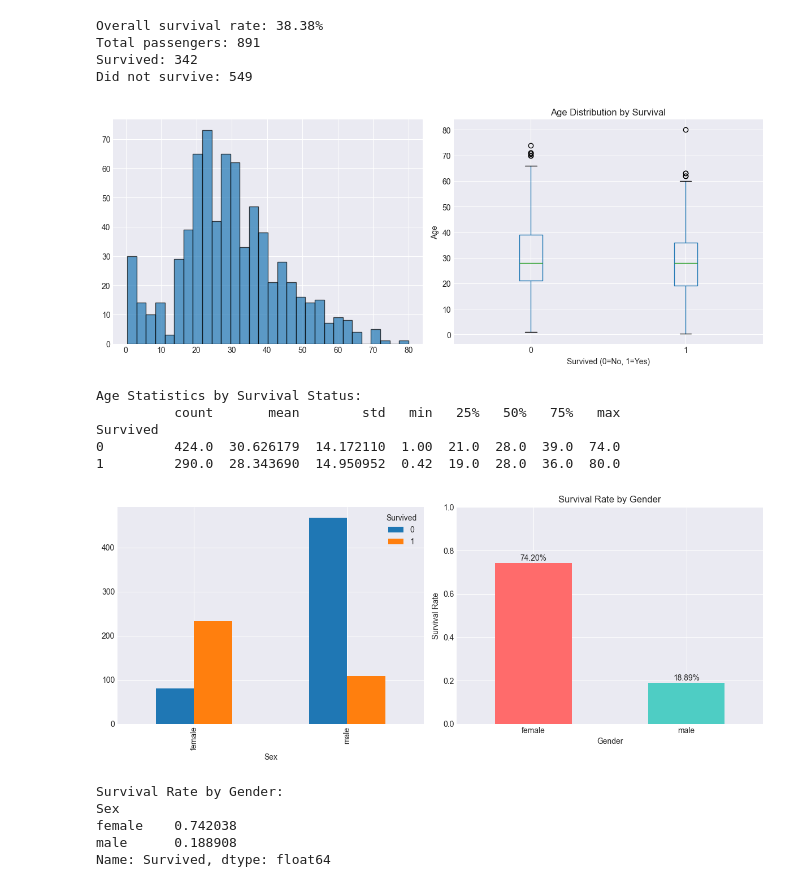
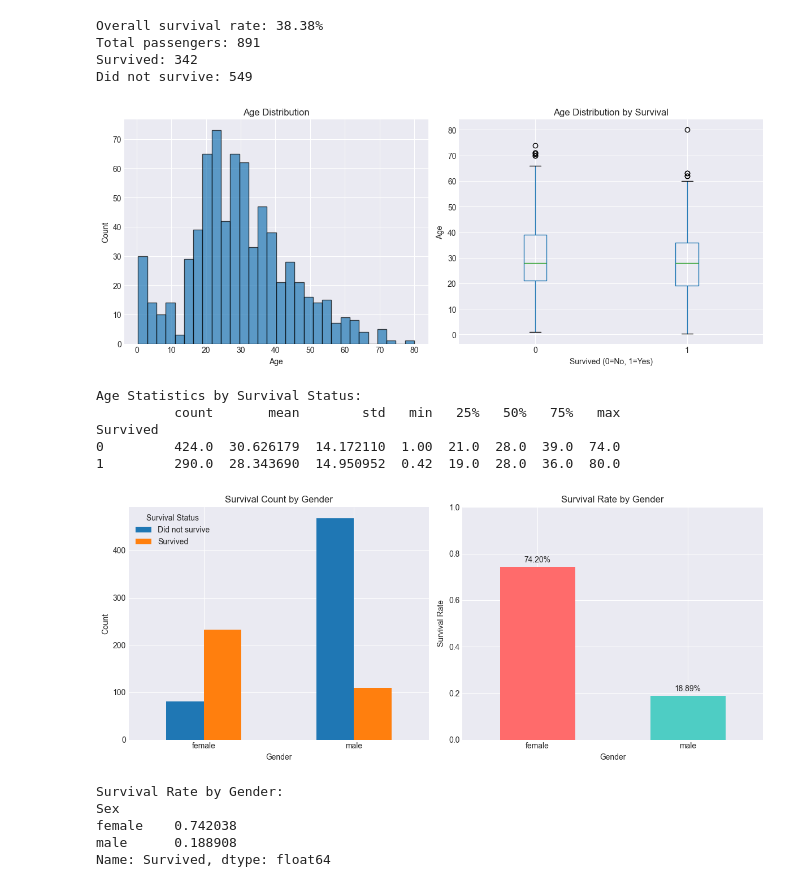
Before and after one commit to ka4en3/titanic-eda, a Jupyter notebook: titanic_eda.ipynb, the cells around one changed output. Drawn from its saved outputs; the diff is of its cells as text; code cells hidden in the pictures.

Commit message:
add Analyze survival by gender

```diff
--- a/titanic_eda.ipynb
+++ b/titanic_eda.ipynb
@@ -182,15 +182,14 @@ Did not survive: 549
 fig, axes = plt.subplots(1, 2, figsize=(12, 5))
 
 df['Age'].hist(bins=30, edgecolor='black', alpha=0.7, ax=axes[0])
-plt.title('Age Distribution')
-plt.xlabel('Age')
-plt.ylabel('Count')
+axes[0].set_title('Age Distribution')
+axes[0].set_xlabel('Age')
+axes[0].set_ylabel('Count')
 
 df.boxplot(column='Age', by='Survived', ax=axes[1])
-plt.suptitle('')
-plt.title('Age Distribution by Survival')
-plt.xlabel('Survived (0=No, 1=Yes)')
-plt.ylabel('Age')
+axes[1].set_title('Age Distribution by Survival')
+axes[1].set_xlabel('Survived (0=No, 1=Yes)')
+axes[1].set_ylabel('Age')
 
 plt.tight_layout()
 plt.show()
@@ -200,7 +199,7 @@ age_stats = df.groupby('Survived')['Age'].describe()
 print("Age Statistics by Survival Status:")
 print(age_stats)
 # %% [output]
-[figure, old version]
+[figure, new version]
 Age Statistics by Survival Status:
           count       mean        std   min   25%   50%   75%   max
 Survived
@@ -209,35 +208,35 @@ Survived
 # %%
 # Cell 7: Gender analysis
 # Analyze survival by gender
 gender_survival = pd.crosstab(df['Sex'], df['Survived'])
 gender_survival_rate = df.groupby('Sex')['Survived'].mean()
 
 fig, axes = plt.subplots(1, 2, figsize=(12, 5))
 
 gender_survival.plot(kind='bar', stacked=False, ax=axes[0])
-plt.title('Survival Count by Gender')
-plt.xlabel('Gender')
-plt.ylabel('Count')
-plt.xticks(rotation=0)
-plt.legend(['Did not survive', 'Survived'])
+axes[0].set_title('Survival Count by Gender')
+axes[0].set_xlabel('Gender')
+axes[0].set_ylabel('Count')
+axes[0].tick_params(axis='x', rotation=0)
+axes[0].legend(['Did not survive', 'Survived'], title='Survival Status')
 
 gender_survival_rate.plot(kind='bar', color=['#FF6B6B', '#4ECDC4'], ax=axes[1])
-plt.title('Survival Rate by Gender')
-plt.xlabel('Gender')
-plt.ylabel('Survival Rate')
-plt.xticks(rotation=0)
-plt.ylim(0, 1)
+axes[1].set_title('Survival Rate by Gender')
+axes[1].set_xlabel('Gender')
+axes[1].set_ylabel('Survival Rate')
+axes[1].tick_params(axis='x', rotation=0)
+axes[1].set_ylim(0, 1)
 
 for i, v in enumerate(gender_survival_rate):
-    plt.text(i, v + 0.01, f'{v:.2%}', ha='center')
+    axes[1].text(i, v + 0.02, f'{v:.2%}', ha='center')
 
 plt.tight_layout()
 plt.show()
 
 print("Survival Rate by Gender:")
 print(gender_survival_rate)
 # %% [output]
-[figure, old version]
+[figure, new version]
 Survival Rate by Gender:
 Sex
 female    0.742038
```
